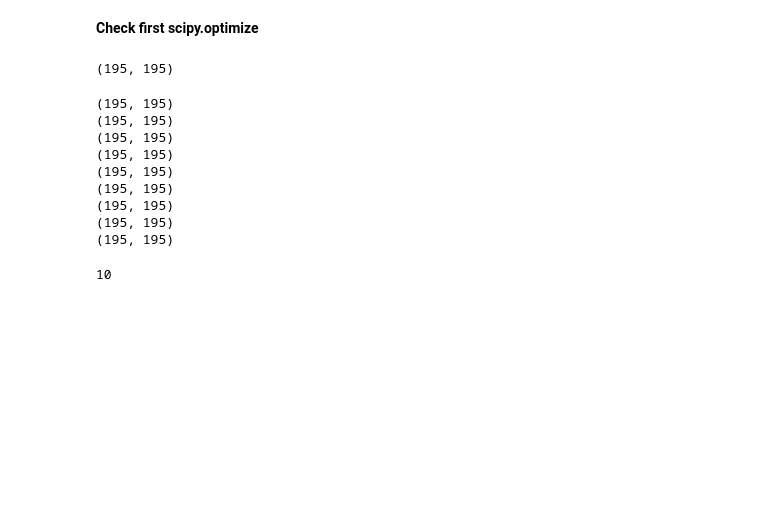
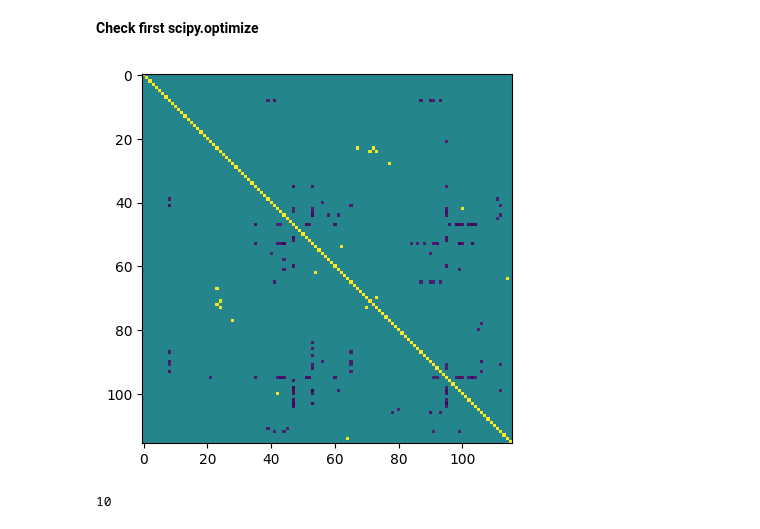
Before and after one commit to cyrilrommens/Free_energy_of_simplicial_complexes, a Jupyter notebook: Week_16.ipynb, the cells around one changed output. Drawn from its saved outputs; the diff is of its cells as text; code cells hidden in the pictures; blank space fills up the shorter version.

```diff
--- a/Week_16.ipynb
+++ b/Week_16.ipynb
@@ -433,59 +425,50 @@ def objective(x, Q, t):
 # %%
 # Generate a scale-free network for Q
 path = glob.glob('Pruned_data_HCPAging\V2\*.txt')
-N_simulations = 10
+N_simulations = 2
 free_energies = []
 free_energy_probabilities_test = []
 
 
 for file in path[:N_simulations]:
     matrix = np.loadtxt(file)
+    plt.imshow(matrix)
     clique_complex = build_clique_complex_new(matrix)
     matrix, inverse_connectivity_matrix = generate_inverse_connectivity_matrix(clique_complex)
     Q = matrix
-    print(np.shape(Q))
 
     # Optimization settings
     cons = ({'type': 'eq', 'fun': lambda x: np.sum(x) - 1})
     bounds = [(1e-10, None) for _ in range(len(Q))]
     x0 = np.full(len(Q), 1/len(Q))  # Initial guess
 
     # Store the latest optimized x0
     latest_x0 = None
 
     # Solving the optimization problem for a range of t values
     t_values = np.linspace(0, 2, 10)
     minimized_values = []
 
     # Store all the computed values during minimization
     all_values = []
 
     # Callback function to collect values during minimization
     def callback(x):
         all_values.append(objective(x, Q, t==1))
 
     #for t in t_values:
     #    result = minimize(objective, x0, args=(Q, t), method='SLSQP', constraints=cons, bounds=bounds)
     #    minimized_values.append(result.fun)
     #    latest_x0 = result.x  # Update the latest optimized x0
 
     result = minimize(objective, x0, args=(Q, t==1), method='SLSQP', constraints=cons, bounds=bounds, callback=callback)
     minimized_values.append(all_values)
     latest_x0 = result.x  # Update the latest optimized x0
 
     free_energies.append(all_values)
     free_energy_probabilities_test.append(latest_x0)
 # %% [output]
-(195, 195)
-(195, 195)
-(195, 195)
-(195, 195)
-(195, 195)
-(195, 195)
-(195, 195)
-(195, 195)
-(195, 195)
-(195, 195)
+[figure, added]
 # %%
 free_energies_average = [sum(x) / len(x) for x in zip(*free_energies)]
 free_energy_probabilities_test_average = [sum(x) / len(x) for x in zip(*free_energy_probabilities_test)]
```
Also changed, not shown: parts of 3 cells of this notebook, 8 other files.
